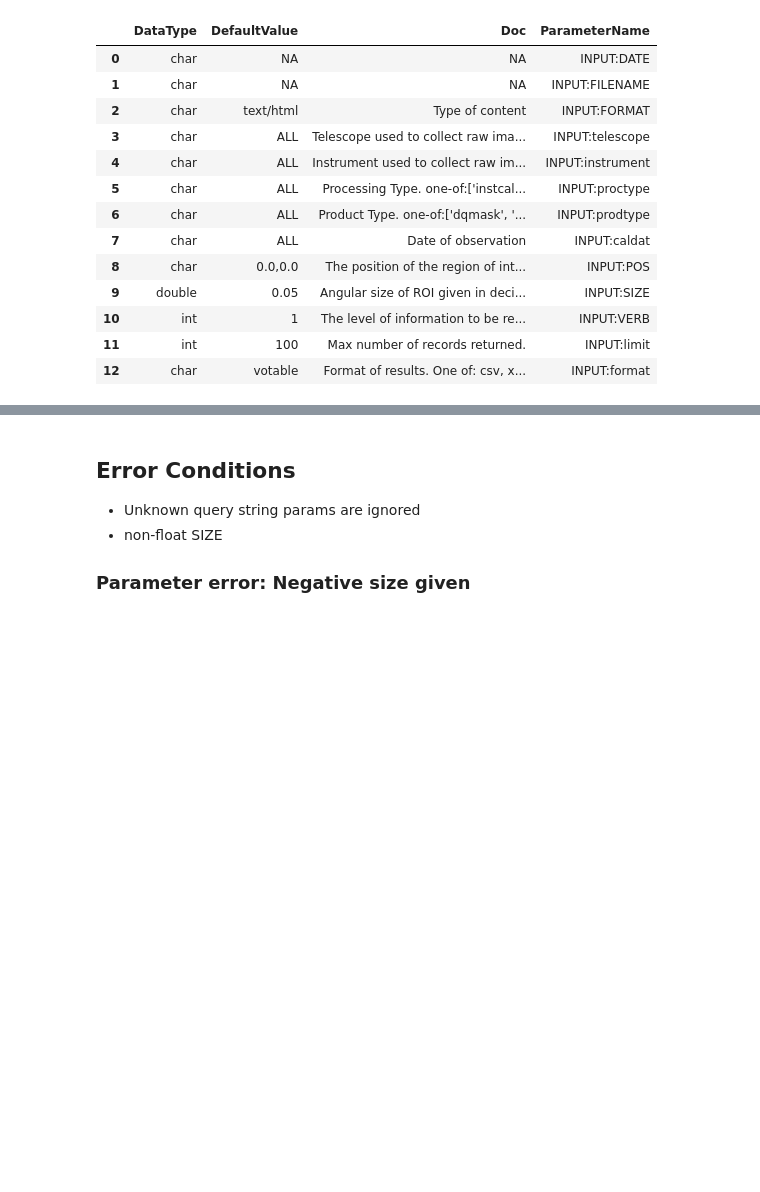
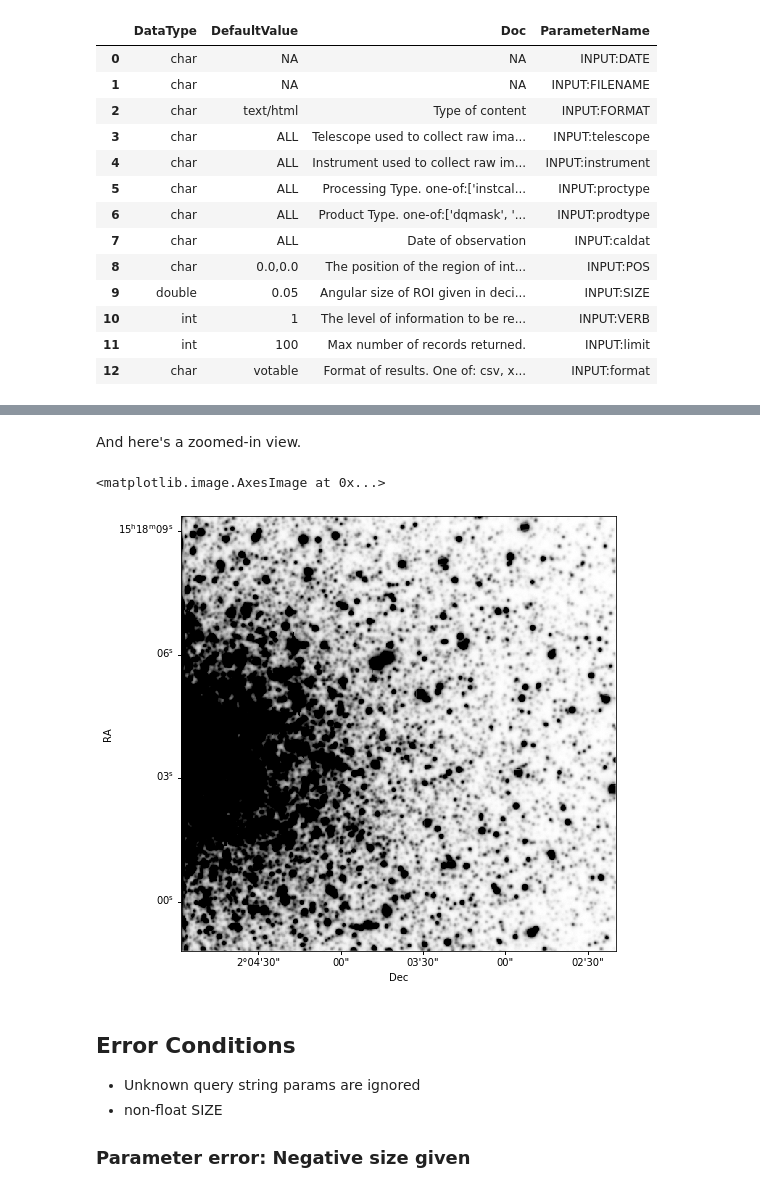
Before and after one commit to NOAO/nat-nb, a Jupyter notebook: sia.ipynb, the cells around one changed output, grey strips where cells are left out. Cells and saved outputs as stored; diff of their text form; code cells hidden in the pictures; blank space fills up the shorter version.

```diff
--- a/sia.ipynb
+++ b/sia.ipynb
@@ -150,3 +237,22 @@ plt.imshow(zimage[1100:1250, 600:900],cmap=matplotlib.cm.gray_r)
+# %% [markdown]
+And here's a zoomed-in view.
+# %%
+fig = plt.figure(figsize=(8,8))
+ax = plt.subplot(111, projection=wcs)
+lon = ax.coords['ra']
+lat = ax.coords['dec']
+lon.set_axislabel('RA')
+lat.set_axislabel('Dec')
+lon.set_ticks_position('l')
+lon.set_ticklabel_position('l')
+lon.set_axislabel_position('l')
+lat.set_ticks_position('b')
+lat.set_ticklabel_position('b')
+lat.set_axislabel_position('b')
+plt.imshow(zimage[1700:2300,0:600],cmap=matplotlib.cm.gray_r,vmin=100,vmax=2000)
+# %% [output]
+<matplotlib.image.AxesImage at 0x...>
+[figure, added]
 # %% [markdown]
 ## Error Conditions <a id="errors" />
 - Unknown query string params are ignored
```
Also changed, not shown: parts of 38 cells of this notebook, 2 other files.
